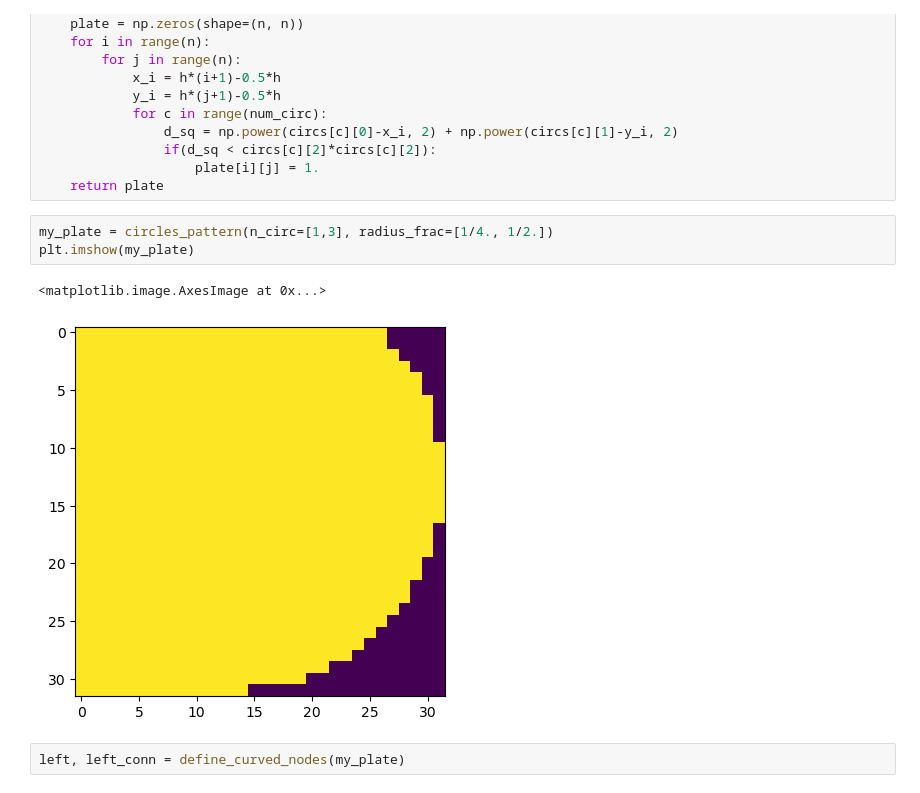
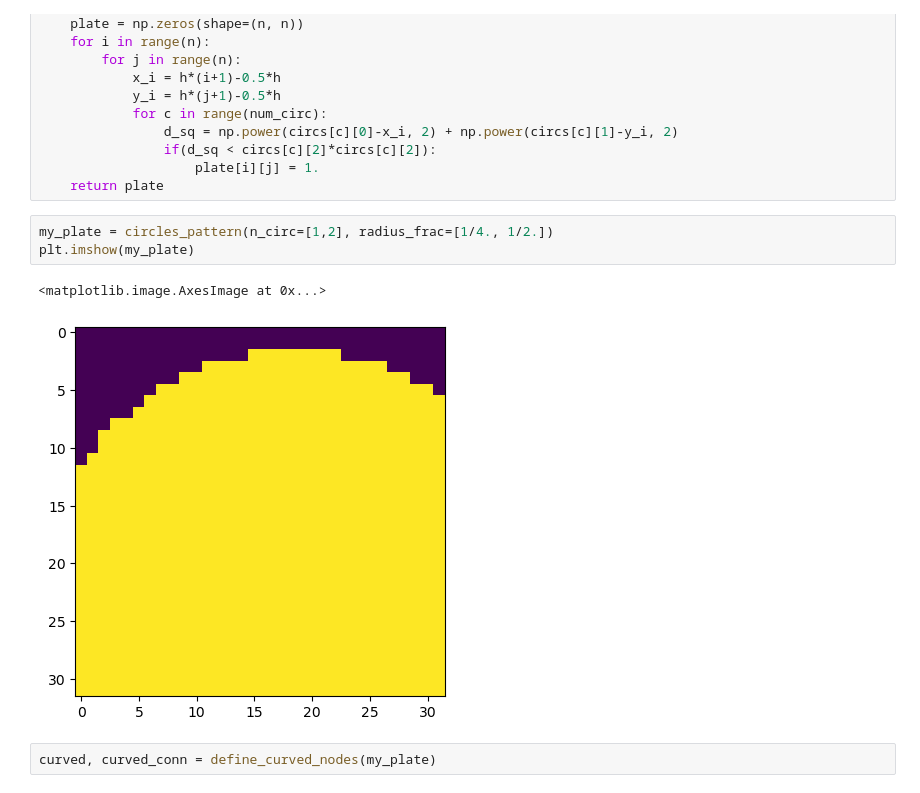
Before and after one commit to ymlasu/MFEA-Net, a Jupyter notebook: utils/boundary_test.ipynb, the cells around one changed output. Saved outputs shown, nothing was run; the diff lists cells and outputs as text.

```diff
--- a/utils/boundary_test.ipynb
+++ b/utils/boundary_test.ipynb
@@ -146,10 +150,10 @@ def circles_pattern(n=2**5, n_circ=[1,5], radius_frac=[1/20., 1/10.]):
                     plate[i][j] = 1.
     return plate
 # %%
-my_plate = circles_pattern(n_circ=[1,3], radius_frac=[1/4., 1/2.])
+my_plate = circles_pattern(n_circ=[1,2], radius_frac=[1/4., 1/2.])
 plt.imshow(my_plate)
 # %% [output]
 <matplotlib.image.AxesImage at 0x...>
-[figure, old version]
+[figure, new version]
 # %%
-left, left_conn = define_curved_nodes(my_plate)
+curved, curved_conn = define_curved_nodes(my_plate)
```
Also changed, not shown: parts of 11 cells of this notebook, 1 other file.
